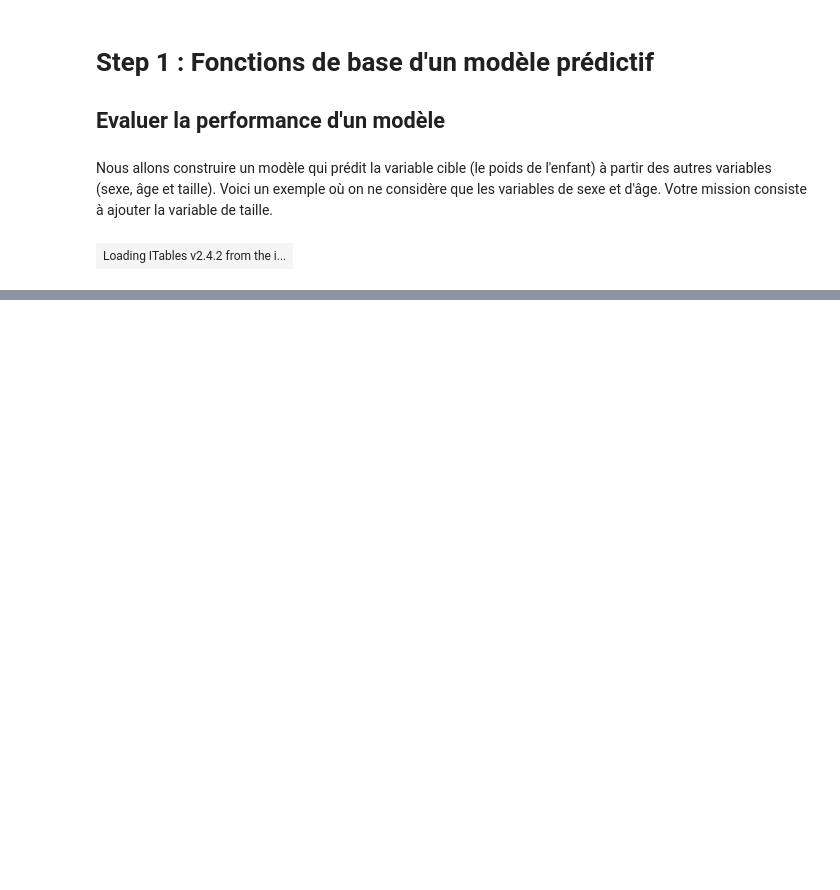
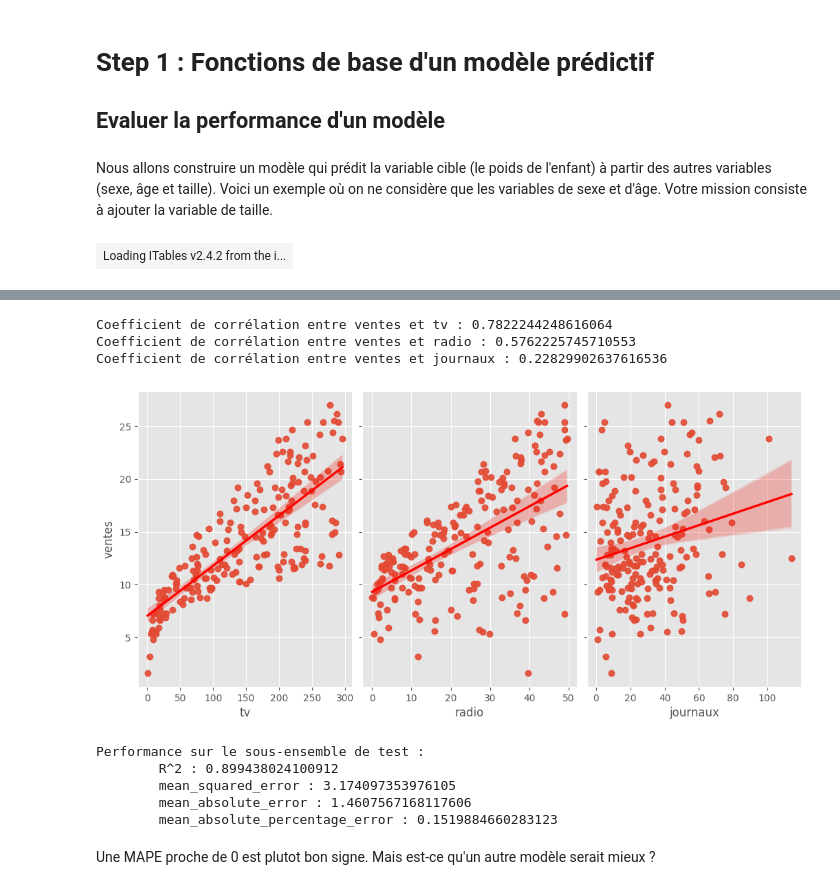
Before and after one commit to MarieExbrayat/test, a Jupyter notebook: Python/OPC_MachineLearning.ipynb, the cells around one changed output, grey strips where cells are left out. Saved outputs shown, nothing was run; the diff lists cells and outputs as text; code cells hidden in the pictures; blank space fills up the shorter version.

```diff
--- a/Python/OPC_MachineLearning.ipynb
+++ b/Python/OPC_MachineLearning.ipynb
@@ -90,0 +148,3 @@ print(f"poids = {np.round(reg.coef_[0], 3)} * sexe + {np.round(reg.coef_[1], 3)}
+# %%
+df = pd.read_csv("/Users/tiffanierazanahita/Documents/GitHub/test/Python/advertising.csv")
+df.describe()
@@ -90,0 +161,19 @@ print(f"poids = {np.round(reg.coef_[0], 3)} * sexe + {np.round(reg.coef_[1], 3)}
+# %%
+import seaborn as sns
+import matplotlib.pyplot as plt
+
+# On analyse les données pour voir si elles sont corrélées et de quelle manière
+regplot = sns.pairplot(df, x_vars=['tv', 'radio', 'journaux'], y_vars='ventes', height=5, aspect=0.7, kind='reg')
+# On ajoute une courbe de régression
+regplot.map(sns.regplot, scatter_kws={'alpha':0.5}, line_kws={'color':'red'})
+
+print("")
+# afficher le coefficient de corrélation
+print("Coefficient de corrélation entre ventes et tv :", df['ventes'].corr(df['tv']))
+print("Coefficient de corrélation entre ventes et radio :", df['ventes'].corr(df['radio']))
+print("Coefficient de corrélation entre ventes et journaux :", df['ventes'].corr(df['journaux']))
+# %% [output]
+Coefficient de corrélation entre ventes et tv : 0.7822244248616064
+Coefficient de corrélation entre ventes et radio : 0.5762225745710553
+Coefficient de corrélation entre ventes et journaux : 0.22829902637616536
+[figure, added]
@@ -90,0 +191,22 @@ print(f"poids = {np.round(reg.coef_[0], 3)} * sexe + {np.round(reg.coef_[1], 3)}
+# %%
+reg.fit(X_train, y_train)
+
+# Pour estimer la performance sur le sous-ensemble de test,
+# il faut tout d'abord obtenir les prédictions pour X_train
+y_pred_test = reg.predict(X_test)
+
+# On calcule les indicateurs de performance
+from sklearn.metrics import mean_squared_error, mean_absolute_error, r2_score, mean_absolute_percentage_error
+print("Performance sur le sous-ensemble de test :")
+print(f"\tR^2 : {r2_score(y_test, y_pred_test)}")
+print(f"\tmean_squared_error : {mean_squared_error(y_test, y_pred_test)}")
+print(f"\tmean_absolute_error : {mean_absolute_error(y_test, y_pred_test)}")
+print(f"\tmean_absolute_percentage_error : {mean_absolute_percentage_error(y_test, y_pred_test)}")
+# %% [output]
+Performance sur le sous-ensemble de test :
+        R^2 : 0.899438024100912
+        mean_squared_error : 3.174097353976105
+        mean_absolute_error : 1.4607567168117606
+        mean_absolute_percentage_error : 0.1519884660283123
+# %% [markdown]
+Une MAPE proche de 0 est plutot bon signe. Mais est-ce qu'un autre modèle serait mieux ?
```
Also changed, not shown: parts of 14 cells of this notebook, 2 other files.
